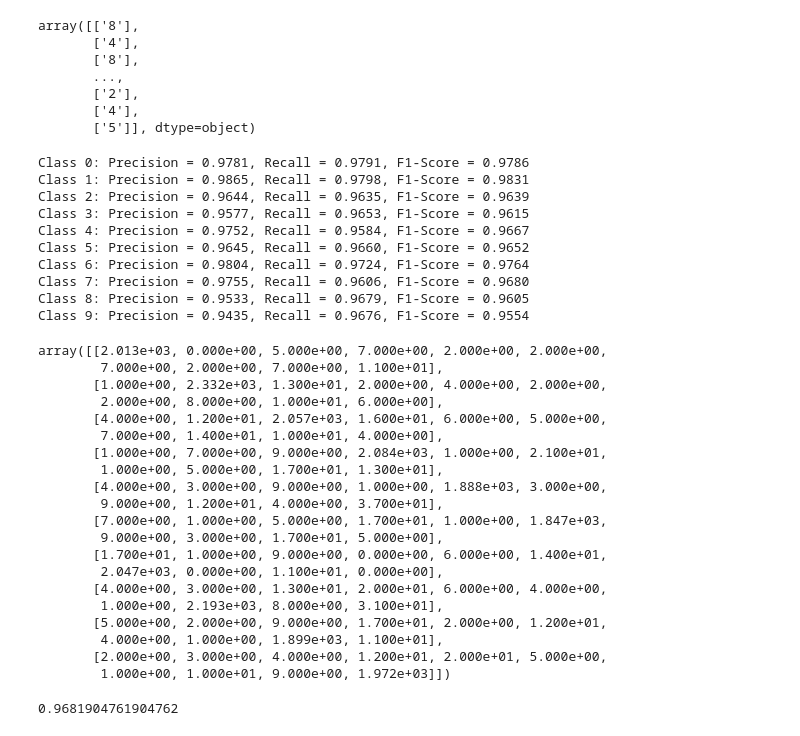
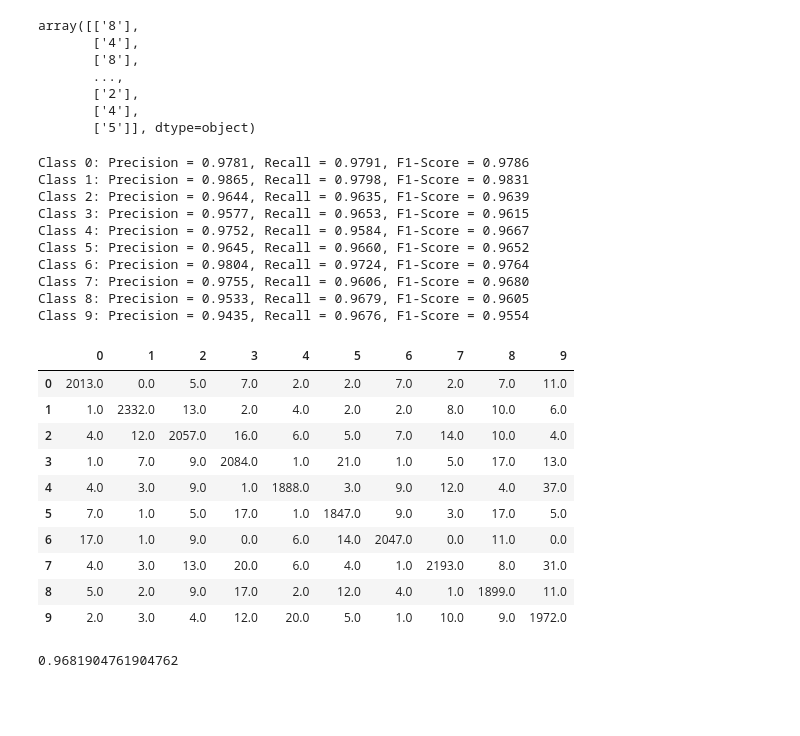
Before and after one commit to SudYar/FOSII, a Jupyter notebook: src/main/python/sudyar/jupyter/Lab2/MLP_lab1_MNIST.ipynb, the cells around one changed output. Drawn from its saved outputs; the diff is of its cells as text; code cells hidden in the pictures; blank space fills up the shorter version.

Commit message:
Вывел confusion_matrix в виде DataFrame

```diff
--- a/src/main/python/sudyar/jupyter/Lab2/MLP_lab1_MNIST.ipynb
+++ b/src/main/python/sudyar/jupyter/Lab2/MLP_lab1_MNIST.ipynb
@@ -109,38 +109,29 @@ array([['8'],
 y_test_class = y_test_class.astype(np.uint8)
 # %%
 metrics = Metrics(res_proba, y_test_class)
-metrics.confusion_matrix
+pd.DataFrame(metrics.confusion_matrix)
 # %% [output]
 Class 0: Precision = 0.9781, Recall = 0.9791, F1-Score = 0.9786
 Class 1: Precision = 0.9865, Recall = 0.9798, F1-Score = 0.9831
 Class 2: Precision = 0.9644, Recall = 0.9635, F1-Score = 0.9639
 Class 3: Precision = 0.9577, Recall = 0.9653, F1-Score = 0.9615
 Class 4: Precision = 0.9752, Recall = 0.9584, F1-Score = 0.9667
 Class 5: Precision = 0.9645, Recall = 0.9660, F1-Score = 0.9652
 Class 6: Precision = 0.9804, Recall = 0.9724, F1-Score = 0.9764
 Class 7: Precision = 0.9755, Recall = 0.9606, F1-Score = 0.9680
 Class 8: Precision = 0.9533, Recall = 0.9679, F1-Score = 0.9605
 Class 9: Precision = 0.9435, Recall = 0.9676, F1-Score = 0.9554
-array([[2.013e+03, 0.000e+00, 5.000e+00, 7.000e+00, 2.000e+00, 2.000e+00,
-        7.000e+00, 2.000e+00, 7.000e+00, 1.100e+01],
-       [1.000e+00, 2.332e+03, 1.300e+01, 2.000e+00, 4.000e+00, 2.000e+00,
-        2.000e+00, 8.000e+00, 1.000e+01, 6.000e+00],
-       [4.000e+00, 1.200e+01, 2.057e+03, 1.600e+01, 6.000e+00, 5.000e+00,
-        7.000e+00, 1.400e+01, 1.000e+01, 4.000e+00],
-       [1.000e+00, 7.000e+00, 9.000e+00, 2.084e+03, 1.000e+00, 2.100e+01,
-        1.000e+00, 5.000e+00, 1.700e+01, 1.300e+01],
-       [4.000e+00, 3.000e+00, 9.000e+00, 1.000e+00, 1.888e+03, 3.000e+00,
-        9.000e+00, 1.200e+01, 4.000e+00, 3.700e+01],
-       [7.000e+00, 1.000e+00, 5.000e+00, 1.700e+01, 1.000e+00, 1.847e+03,
-        9.000e+00, 3.000e+00, 1.700e+01, 5.000e+00],
-       [1.700e+01, 1.000e+00, 9.000e+00, 0.000e+00, 6.000e+00, 1.400e+01,
-        2.047e+03, 0.000e+00, 1.100e+01, 0.000e+00],
-       [4.000e+00, 3.000e+00, 1.300e+01, 2.000e+01, 6.000e+00, 4.000e+00,
-        1.000e+00, 2.193e+03, 8.000e+00, 3.100e+01],
-       [5.000e+00, 2.000e+00, 9.000e+00, 1.700e+01, 2.000e+00, 1.200e+01,
-        4.000e+00, 1.000e+00, 1.899e+03, 1.100e+01],
-       [2.000e+00, 3.000e+00, 4.000e+00, 1.200e+01, 2.000e+01, 5.000e+00,
-        1.000e+00, 1.000e+01, 9.000e+00, 1.972e+03]])
+|  | 0 | 1 | 2 | 3 | 4 | 5 | 6 | 7 | 8 | 9 |
+| 0 | 2013.0 | 0.0 | 5.0 | 7.0 | 2.0 | 2.0 | 7.0 | 2.0 | 7.0 | 11.0 |
+| 1 | 1.0 | 2332.0 | 13.0 | 2.0 | 4.0 | 2.0 | 2.0 | 8.0 | 10.0 | 6.0 |
+| 2 | 4.0 | 12.0 | 2057.0 | 16.0 | 6.0 | 5.0 | 7.0 | 14.0 | 10.0 | 4.0 |
+| 3 | 1.0 | 7.0 | 9.0 | 2084.0 | 1.0 | 21.0 | 1.0 | 5.0 | 17.0 | 13.0 |
+| 4 | 4.0 | 3.0 | 9.0 | 1.0 | 1888.0 | 3.0 | 9.0 | 12.0 | 4.0 | 37.0 |
+| 5 | 7.0 | 1.0 | 5.0 | 17.0 | 1.0 | 1847.0 | 9.0 | 3.0 | 17.0 | 5.0 |
+| 6 | 17.0 | 1.0 | 9.0 | 0.0 | 6.0 | 14.0 | 2047.0 | 0.0 | 11.0 | 0.0 |
+| 7 | 4.0 | 3.0 | 13.0 | 20.0 | 6.0 | 4.0 | 1.0 | 2193.0 | 8.0 | 31.0 |
+| 8 | 5.0 | 2.0 | 9.0 | 17.0 | 2.0 | 12.0 | 4.0 | 1.0 | 1899.0 | 11.0 |
+| 9 | 2.0 | 3.0 | 4.0 | 12.0 | 20.0 | 5.0 | 1.0 | 10.0 | 9.0 | 1972.0 |
 # %%
 metrics.accuracy
 # %% [output]
```
